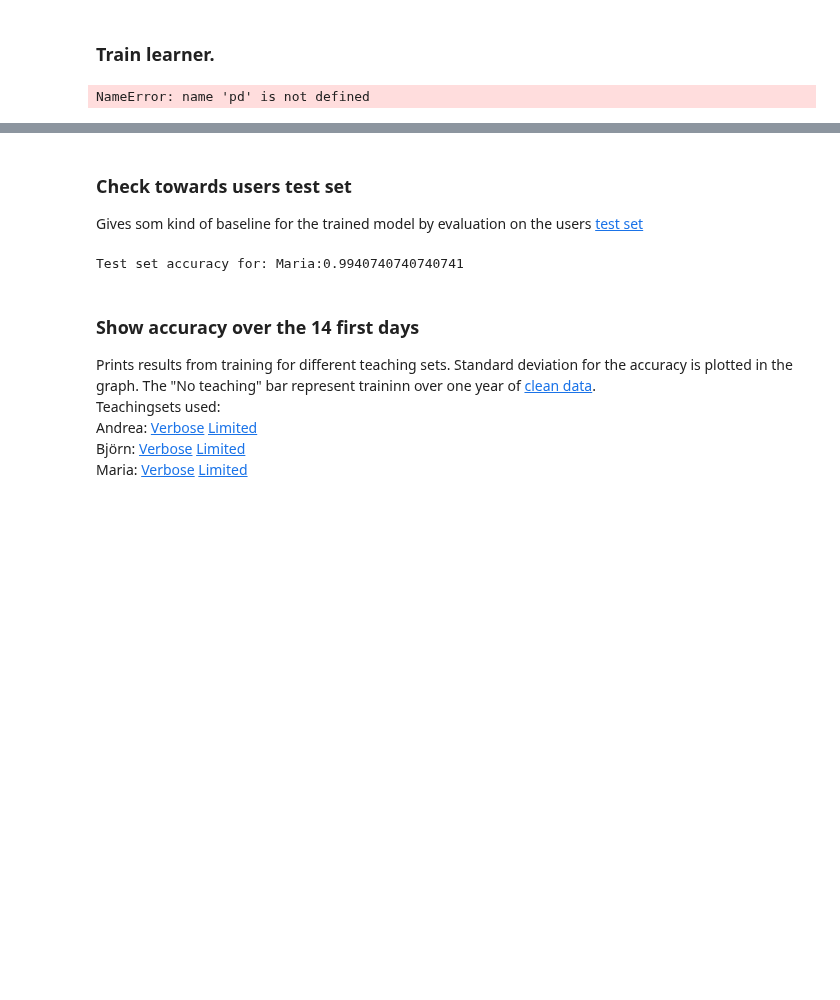
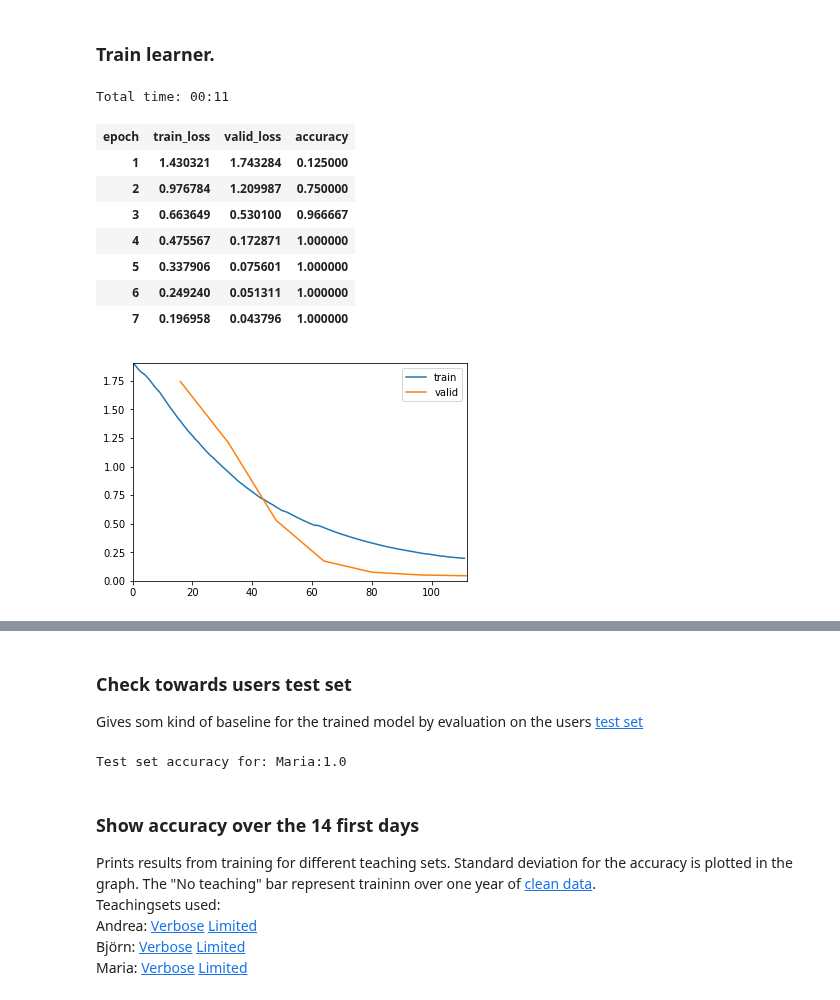
Before and after one commit to k3larra/commuter, a Jupyter notebook: machine_teaching/mt.ipynb, the cells around one changed output, grey strips where cells are left out. Drawn from its saved outputs; the diff is of its cells as text; code cells hidden in the pictures; blank space fills up the shorter version.

```diff
--- a/machine_teaching/mt.ipynb
+++ b/machine_teaching/mt.ipynb
@@ -35,18 +36,27 @@ Python version: 3.7.1 | packaged by conda-forge | (default, Nov 13 2018, 18:15:3
 ### Train learner.
 # %%
 #%%capture
-teachingSetName="_teaching_set_minimal.csv"
+#teachingSetName="_teaching_set_minimal.csv"
 #teachingSetName="_teaching_set.csv"
-#teachingSetName="_teaching_set_aug.csv"
+teachingSetName="_teaching_set_aug.csv"
 #teachingSetName="_train_valid.csv"
-teachingSet = pd.read_csv(PATH+user+teachingSetName)
+teachingSet = pd.read_csv(PATH+user+teachingSetName,usecols=usecols)
 teachingSet= make_shure_we_got_enough_rows(teachingSet)
 valid_idx = list(np.random.randint(0,len(teachingSet),int(len(teachingSet)*0.1)))
 data = (TabularList.from_df(teachingSet, path=user, cat_names=cat_names, cont_names=cont_names, procs=procs)
                 .split_by_idx(valid_idx)
                 .label_from_df(cols=dep_var)
                 .databunch())
 learner=tabular_learner(data, layers=[200,100], metrics=accuracy,callback_fns=ShowGraph)
 %time learner.fit_one_cycle(7)
 # %% [output]
-NameError: name 'pd' is not defined
+Total time: 00:11
+| epoch | train_loss | valid_loss | accuracy |
+| 1 | 1.430321 | 1.743284 | 0.125000 |
+| 2 | 0.976784 | 1.209987 | 0.750000 |
+| 3 | 0.663649 | 0.530100 | 0.966667 |
+| 4 | 0.475567 | 0.172871 | 1.000000 |
+| 5 | 0.337906 | 0.075601 | 1.000000 |
+| 6 | 0.249240 | 0.051311 | 1.000000 |
+| 7 | 0.196958 | 0.043796 | 1.000000 |
+[figure, added]
@@ -61,11 +73,11 @@ np.savetxt("saved/"+user+"_result"+teachingSetName,a,delimiter=',',fmt=["%s","%1
 ### Check towards users test set
 Gives som kind of baseline for the trained model by evaluation on the users [test set](../data/data.md)
 # %%
-testSet = pd.read_csv(PATH+user+"_test.csv")
+testSet = pd.read_csv(PATH+user+"_test.csv",usecols=['detectedActivity','geoHash','minuteOfDay','weekday','journey'])
 result = predict_journeys(learner,testSet)
 print("Test set accuracy for: "+personaname+":"+str(result))
 # %% [output]
-Test set accuracy for: Maria:0.9940740740740741
+Test set accuracy for: Maria:1.0
 # %% [markdown]
 ### Show accuracy over the 14 first days
 Prints results from training for different teaching sets. Standard deviation for the accuracy is plotted in the graph. The "No teaching" bar represent traininn over one year of [clean data](../data/data.md).
```
Also changed, not shown: parts of 5 cells of this notebook, 20 other files.
